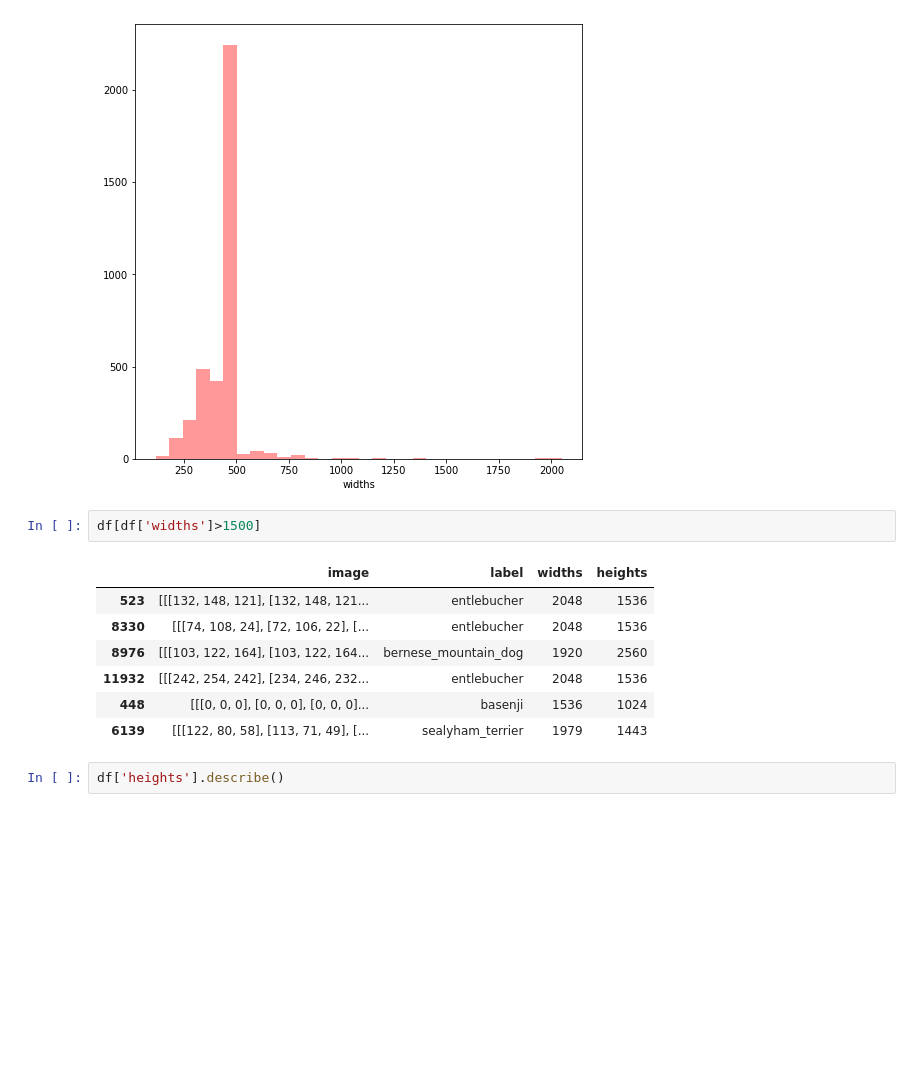
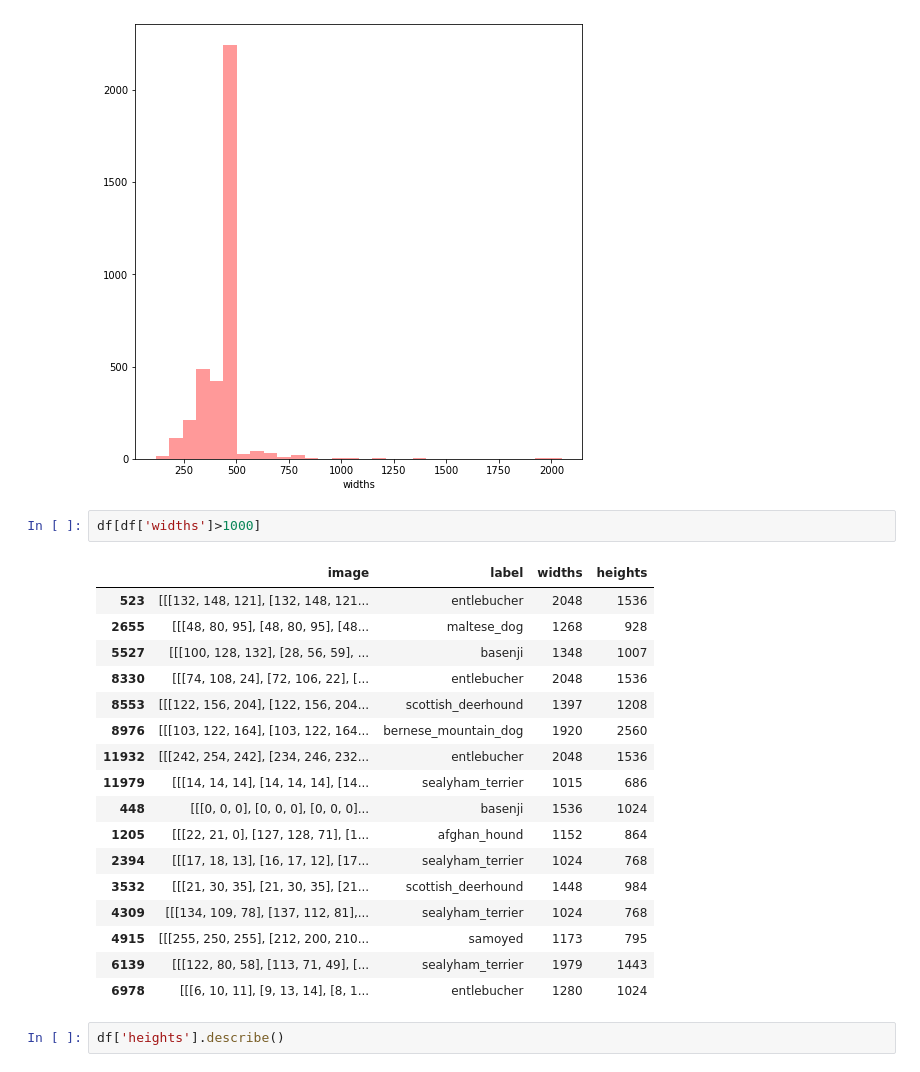
Before and after one commit to VincentNFR/openclassrooms_p06, a Jupyter notebook: analyse_exploratoire.ipynb, the cells around one changed output. Saved outputs shown, nothing was run; the diff lists cells and outputs as text; blank space fills up the shorter version.

```diff
--- a/analyse_exploratoire.ipynb
+++ b/analyse_exploratoire.ipynb
@@ -197,15 +199,25 @@ plt.show()
 # %% [output]
 [figure]
 # %%
-df[df['widths']>1500]
+df[df['widths']>1000]
 # %% [output]
 |  | image | label | widths | heights |
 | 523 | [[[132, 148, 121], [132, 148, 121... | entlebucher | 2048 | 1536 |
+| 2655 | [[[48, 80, 95], [48, 80, 95], [48... | maltese_dog | 1268 | 928 |
+| 5527 | [[[100, 128, 132], [28, 56, 59], ... | basenji | 1348 | 1007 |
 | 8330 | [[[74, 108, 24], [72, 106, 22], [... | entlebucher | 2048 | 1536 |
+| 8553 | [[[122, 156, 204], [122, 156, 204... | scottish_deerhound | 1397 | 1208 |
 | 8976 | [[[103, 122, 164], [103, 122, 164... | bernese_mountain_dog | 1920 | 2560 |
 | 11932 | [[[242, 254, 242], [234, 246, 232... | entlebucher | 2048 | 1536 |
+| 11979 | [[[14, 14, 14], [14, 14, 14], [14... | sealyham_terrier | 1015 | 686 |
 | 448 | [[[0, 0, 0], [0, 0, 0], [0, 0, 0]... | basenji | 1536 | 1024 |
+| 1205 | [[[22, 21, 0], [127, 128, 71], [1... | afghan_hound | 1152 | 864 |
+| 2394 | [[[17, 18, 13], [16, 17, 12], [17... | sealyham_terrier | 1024 | 768 |
+| 3532 | [[[21, 30, 35], [21, 30, 35], [21... | scottish_deerhound | 1448 | 984 |
+| 4309 | [[[134, 109, 78], [137, 112, 81],... | sealyham_terrier | 1024 | 768 |
+| 4915 | [[[255, 250, 255], [212, 200, 210... | samoyed | 1173 | 795 |
 | 6139 | [[[122, 80, 58], [113, 71, 49], [... | sealyham_terrier | 1979 | 1443 |
+| 6978 | [[[6, 10, 11], [9, 13, 14], [8, 1... | entlebucher | 1280 | 1024 |
 # %%
 df['heights'].describe()
 # %% [output]
```
Also changed, not shown: parts of 14 cells of this notebook.
